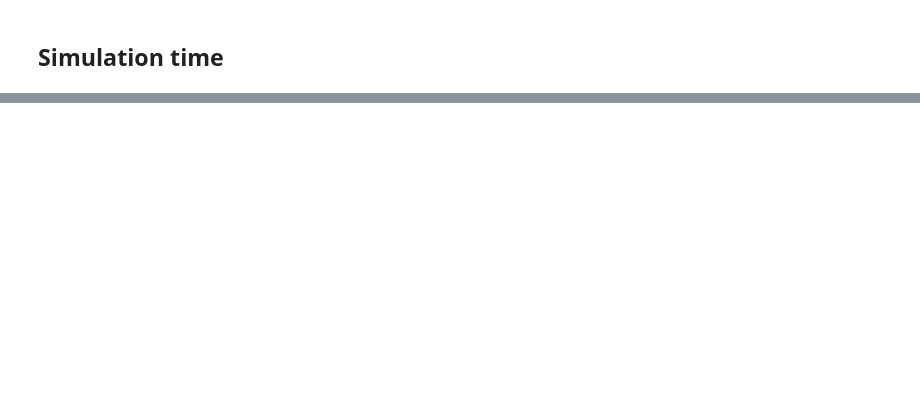
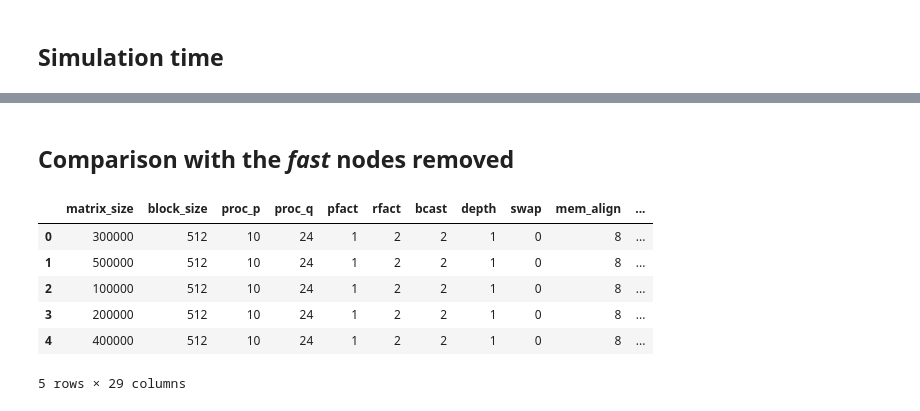
Before and after one commit to Ezibenroc/calibration_analysis, a Jupyter notebook: dahu/smpi_hpl/remove_nodes.ipynb, the cells around one changed output, grey strips where cells are left out. Drawn from its saved outputs; the diff is of its cells as text; code cells hidden in the pictures; blank space fills up the shorter version.

```diff
--- a/dahu/smpi_hpl/remove_nodes.ipynb
+++ b/dahu/smpi_hpl/remove_nodes.ipynb
@@ -315,0 +579,18 @@ ggplot(tmp) +\
+# %% [markdown]
+## Comparison with the *fast* nodes removed
+# %%
+alt_simulation_dir = 'synthetic_model/4/'
+alt_simulation_files = [os.path.join(alt_simulation_dir, f) for f in os.listdir(alt_simulation_dir) if f.endswith('.zip')]
+
+alt_df = pandas.concat([read_sim_result(f) for f in alt_simulation_files])
+alt_df['nb_nodes'] = alt_df['proc_p'] * alt_df['proc_q']
+alt_df['geometry'] = alt_df['proc_p'].astype(str) + '×' + alt_df['proc_q'].astype(str)
+alt_df.head()
+# %% [output]
+|  | matrix_size | block_size | proc_p | proc_q | pfact | rfact | bcast | depth | swap | mem_align | ... |
+| 0 | 300000 | 512 | 10 | 24 | 1 | 2 | 2 | 1 | 0 | 8 | ... |
+| 1 | 500000 | 512 | 10 | 24 | 1 | 2 | 2 | 1 | 0 | 8 | ... |
+| 2 | 100000 | 512 | 10 | 24 | 1 | 2 | 2 | 1 | 0 | 8 | ... |
+| 3 | 200000 | 512 | 10 | 24 | 1 | 2 | 2 | 1 | 0 | 8 | ... |
+| 4 | 400000 | 512 | 10 | 24 | 1 | 2 | 2 | 1 | 0 | 8 | ... |
+5 rows × 29 columns
```
Also changed, not shown: parts of 22 cells of this notebook, 16 other files.
